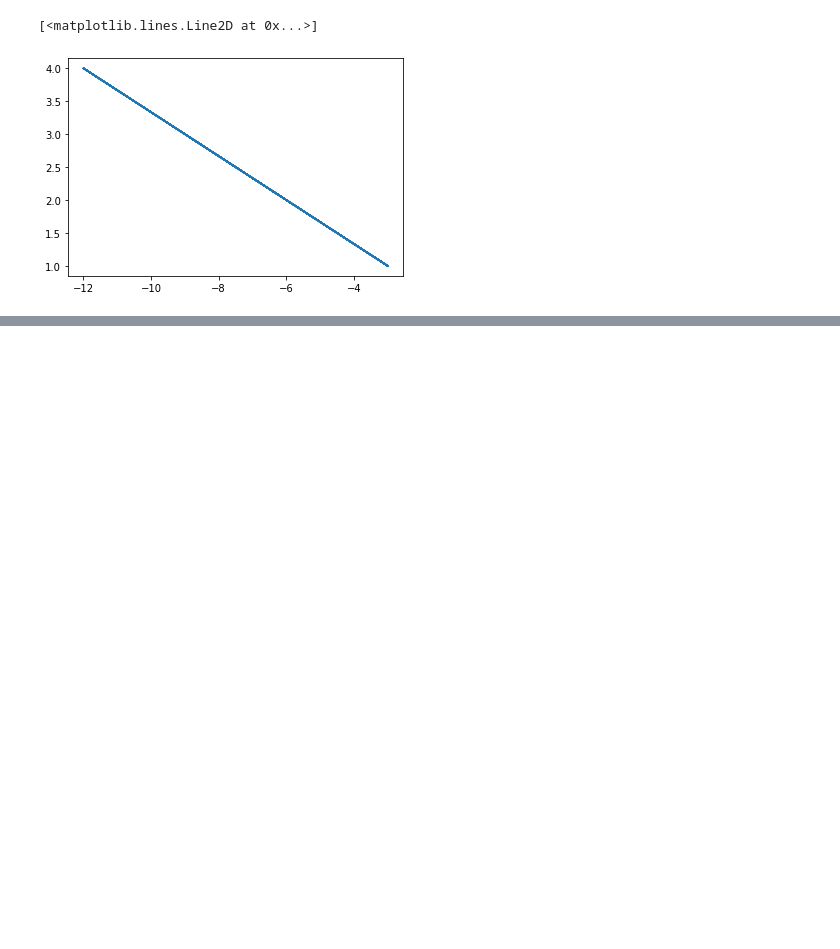
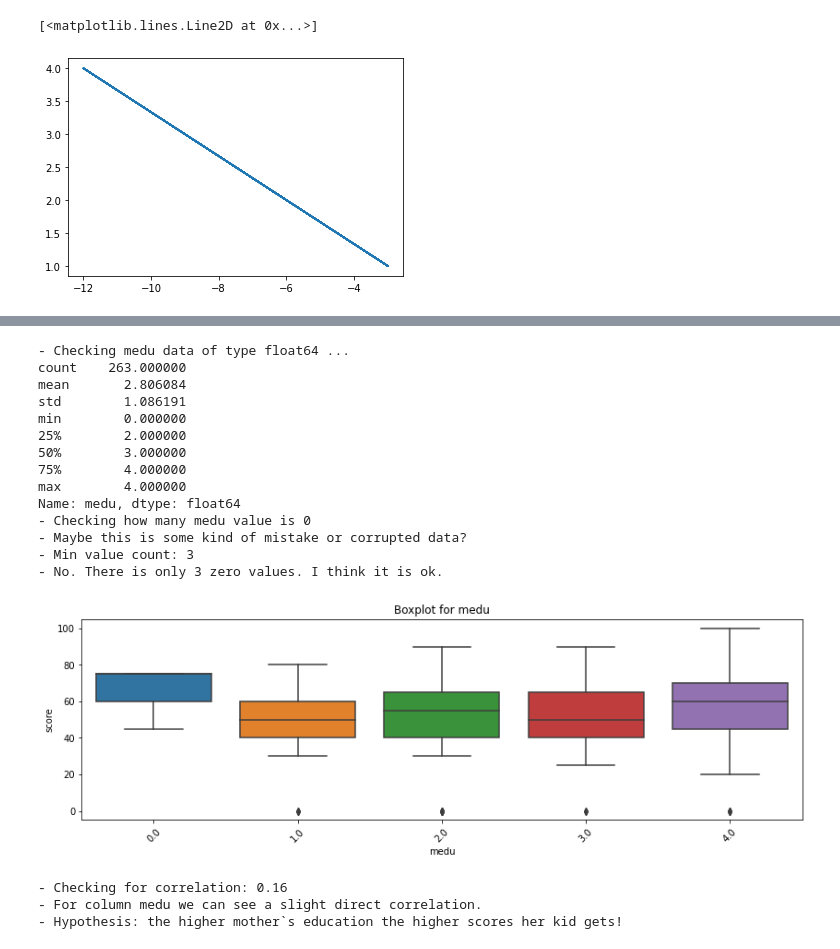
Before and after one commit to elynets/skillfactory, a Jupyter notebook: Unit2/Project_2.EDA_rds.ipynb, the cells around one changed output, grey strips where cells are left out. Cells and saved outputs as stored; diff of their text form; code cells hidden in the pictures; blank space fills up the shorter version.

```diff
--- a/Unit2/Project_2.EDA_rds.ipynb
+++ b/Unit2/Project_2.EDA_rds.ipynb
@@ -273,0 +433,46 @@ print(np.corrcoef(df.absence, df.score))
+# %%
+# The next one is medu - mother education.
+col = 'medu'
+
+print('- Checking',col,'data of type',df[col].dtype,'...')
+print(df[col].describe())
+
+print('- Checking how many medu value is 0')
+print('- Maybe this is some kind of mistake or corrupted data?')
+print('- Min value count:',
+      df[col].loc[df[col]==df[col].min()].value_counts().sum())
+print('- No. There is only 3 zero values. I think it is ok.')
+#print(df[col].hist())
+
+build_boxplot(col)
+
+ncd = get_numeric_col_data(df[col])
+
+# Checking for correlation coeficient
+corrcoef = np.corrcoef(df.loc[df[col].between(ncd['m_0'],ncd['m_1'])]['score'],
+                       df.loc[df[col].between(ncd['m_0'],ncd['m_1'])][col]
+                      )
+
+print('- Checking for correlation:', round(corrcoef[0,1],3))
+print('- For column',col,'we can see a slight direct correlation.')
+print('- Hypothesis: the higher mother`s education',
+      'the higher scores her kid gets!')
+# %% [output]
+- Checking medu data of type float64 ...
+count    263.000000
+mean       2.806084
+std        1.086191
+min        0.000000
+25%        2.000000
+50%        3.000000
+75%        4.000000
+max        4.000000
+Name: medu, dtype: float64
+- Checking how many medu value is 0
+- Maybe this is some kind of mistake or corrupted data?
+- Min value count: 3
+- No. There is only 3 zero values. I think it is ok.
+[figure, added]
+- Checking for correlation: 0.16
+- For column medu we can see a slight direct correlation.
+- Hypothesis: the higher mother`s education the higher scores her kid gets!
```
Also changed, not shown: parts of 28 cells of this notebook.
